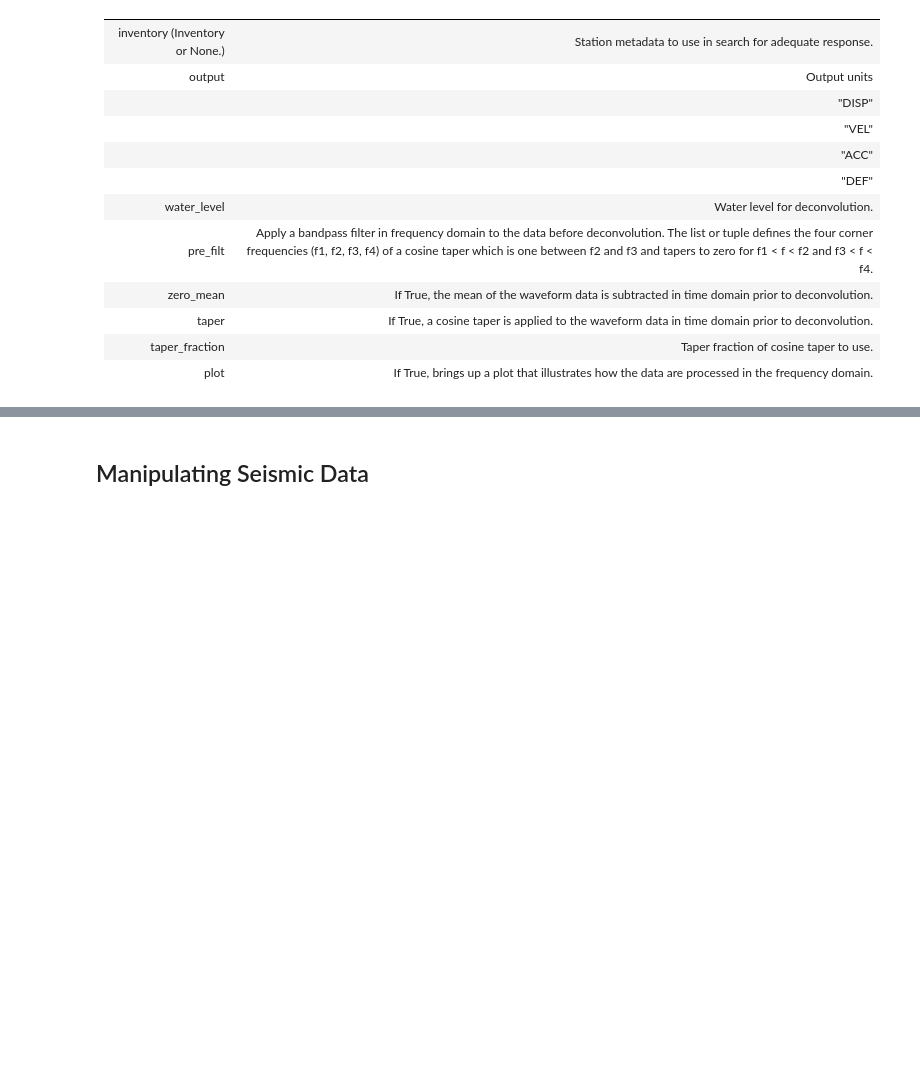
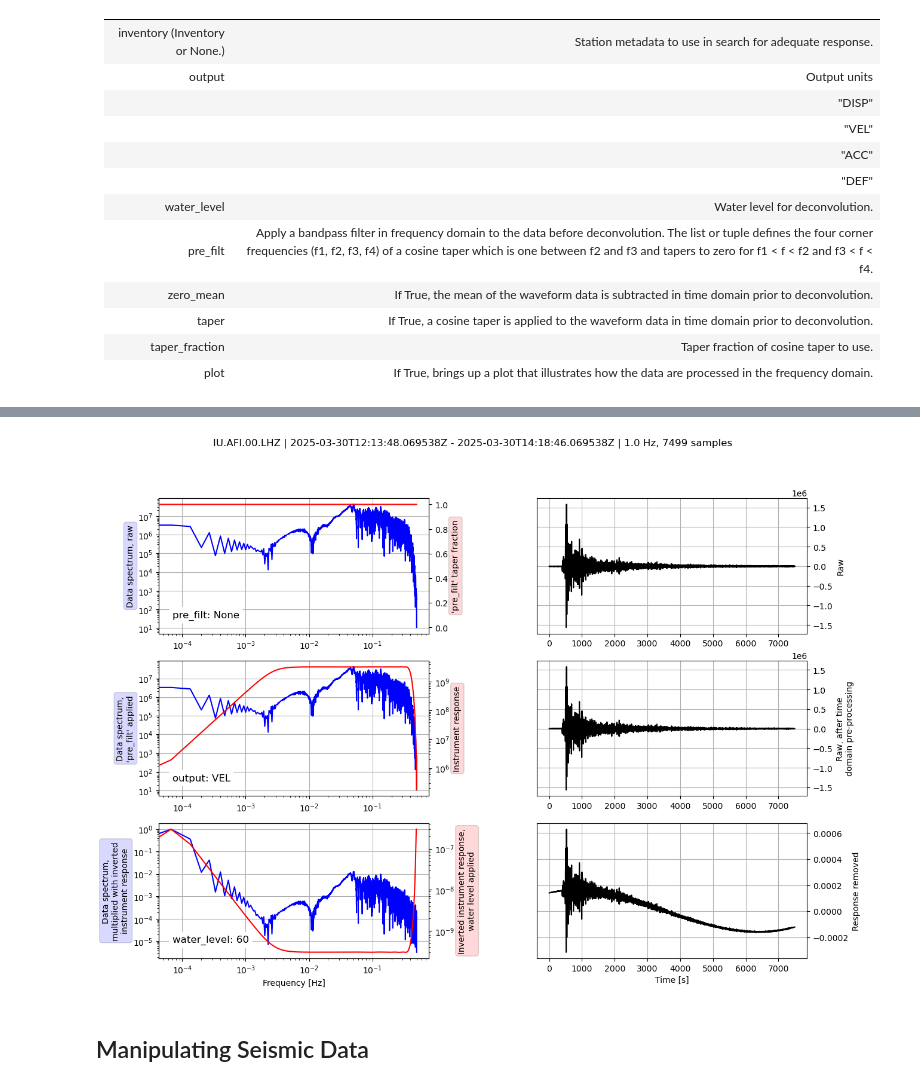
Before and after one commit to spara/cloud-101-geolab, a Jupyter notebook: instructor/obspy-tutorial.ipynb, the cells around one changed output, grey strips where cells are left out. Drawn from its saved outputs; the diff is of its cells as text; code cells hidden in the pictures; blank space fills up the shorter version.

```diff
--- a/instructor/obspy-tutorial.ipynb
+++ b/instructor/obspy-tutorial.ipynb
@@ -200,4 +268,5 @@ The parameters for the `remove_response` method are:
 | plot | If True, brings up a plot that illustrates how the data are processed in the frequency domain. |
 # %%
 st_velocity = st.copy()
-st_velocity.remove_response(output = 'DISP', plot = True)
+st_velocity.remove_response(output = 'VEL', plot = True)
+# %% [output]
@@ -204,3 +275,4 @@ st_velocity.remove_response(output = 'DISP', plot = True)
+[figure, added]
 # %% [markdown]
 ## Manipulating Seismic Data
 # %% [markdown]
```
Also changed, not shown: parts of 18 cells of this notebook.
